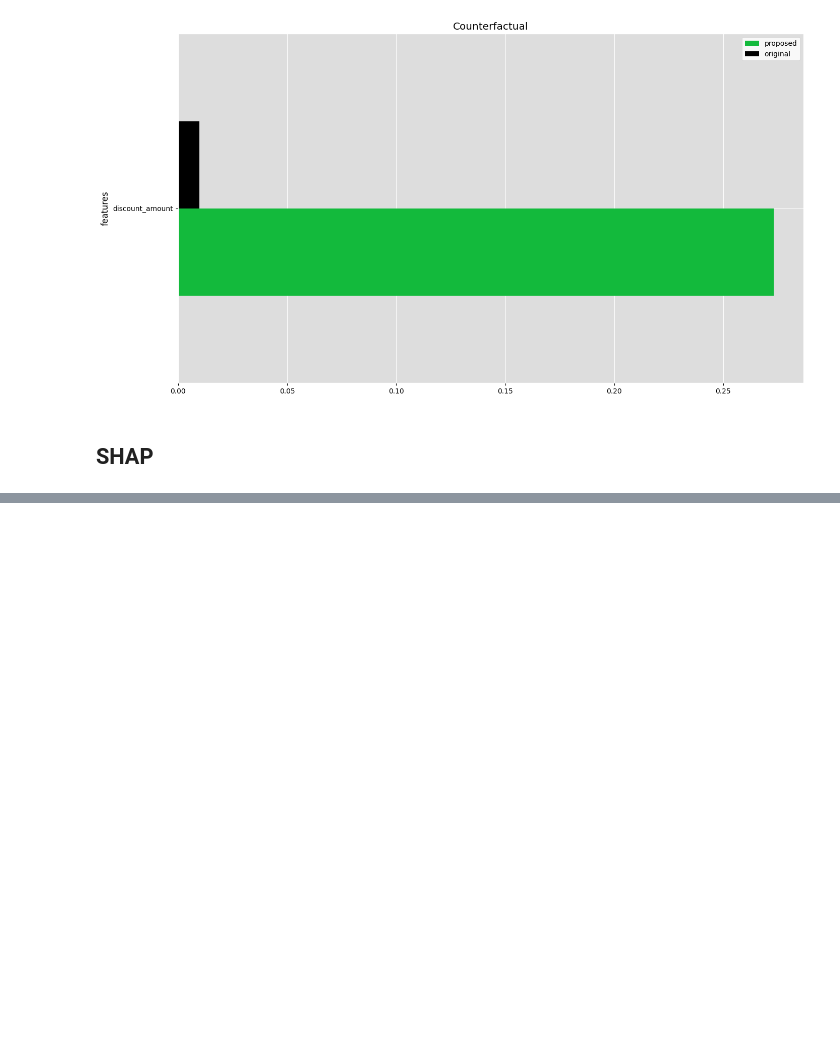
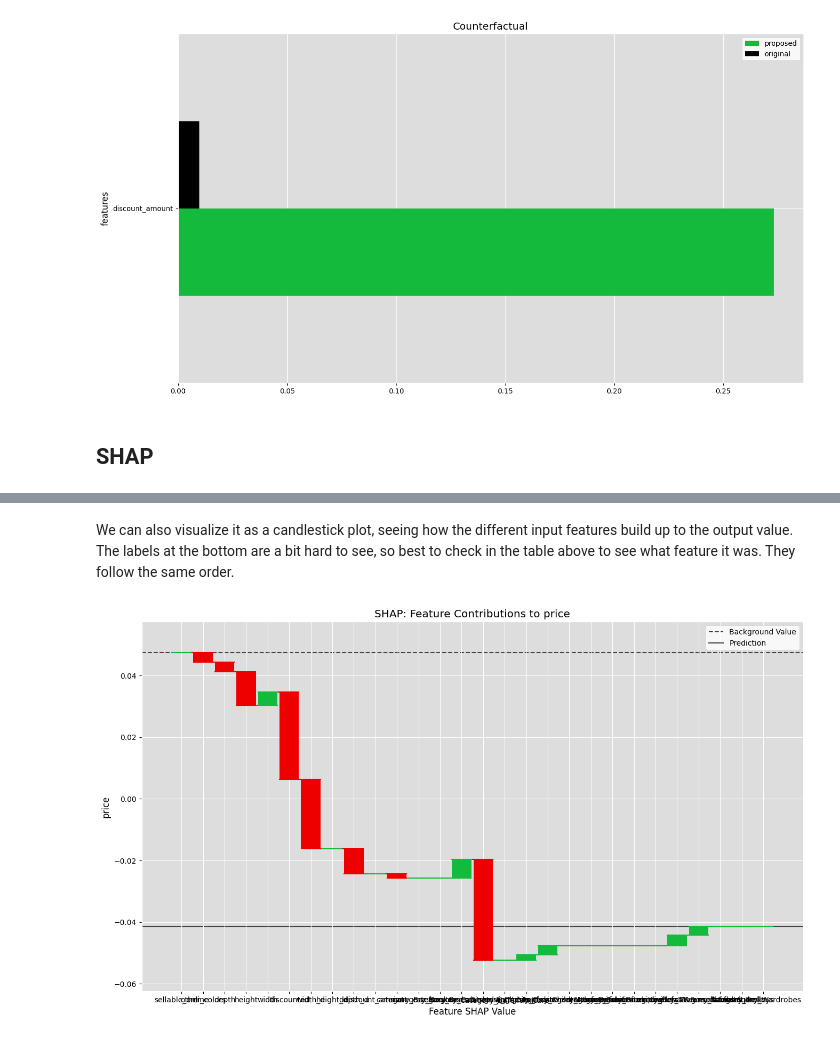
Before and after one commit to rh-aiservices-bu/ai-mazing-race, a Jupyter notebook: lab-materials/07/1_model_training_and_analyzis.ipynb, the cells around one changed output, grey strips where cells are left out. Cells and saved outputs as stored; diff of their text form; code cells hidden in the pictures; blank space fills up the shorter version.

Commit message:
SHAP working in simple notebook

```diff
--- a/lab-materials/07/simple_notebook.ipynb
+++ b/lab-materials/07/1_model_training_and_analyzis.ipynb
@@ -232,0 +240,3 @@ else:
+# %%
+from support_functions.shap import shap
+shap_explanations = shap(MODEL_NAME, PREDICT_TARGET, DATAPOINT)
@@ -232,0 +291,8 @@ else:
+# %% [markdown]
+We can also visualize it as a candlestick plot, seeing how the different input features build up to the output value.
+The labels at the bottom are a bit hard to see, so best to check in the table above to see what feature it was. They follow the same order.
+# %%
+from trustyai.visualizations.shap import SHAPViz
+SHAPViz()._matplotlib_plot(explanations=shap_explanations, output_name=PREDICT_TARGET)
+# %% [output]
+[figure, added]
```
Also changed, not shown: parts of 7 cells of this notebook, 1 other file.
